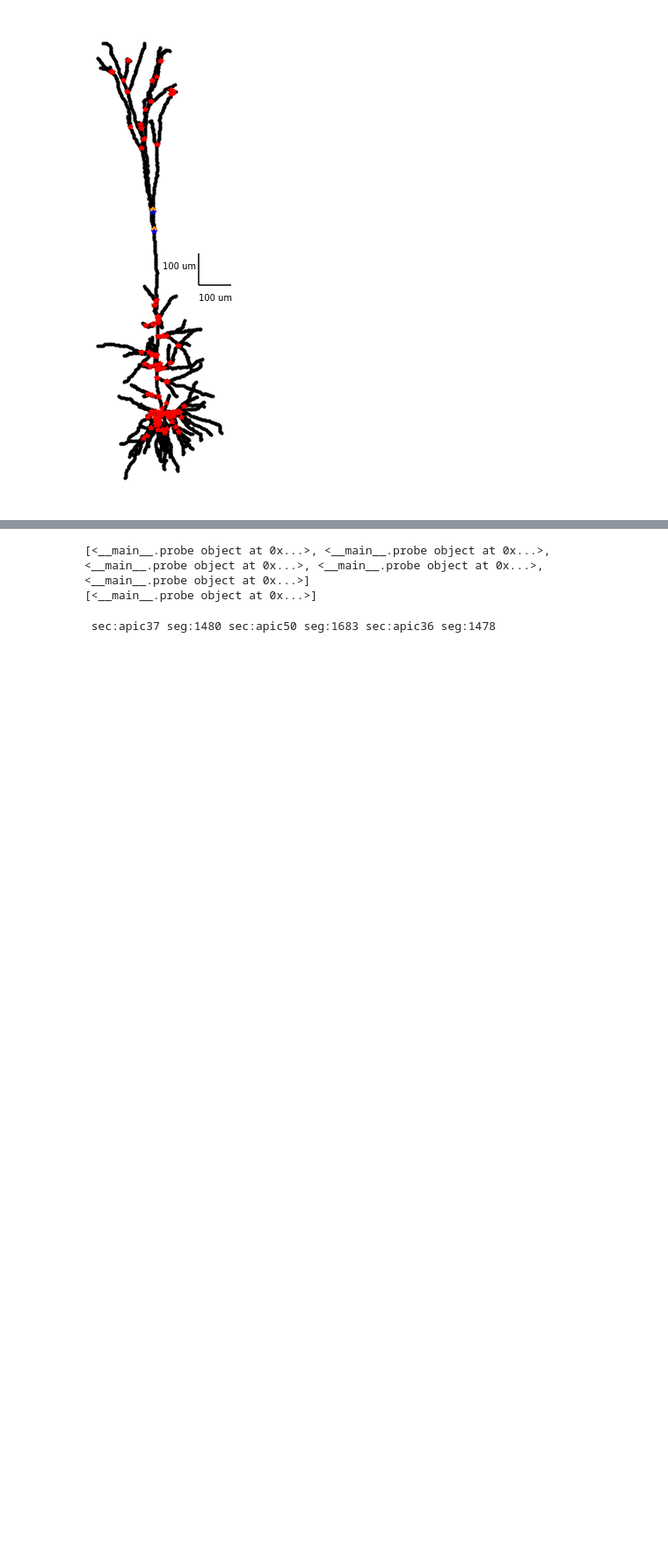
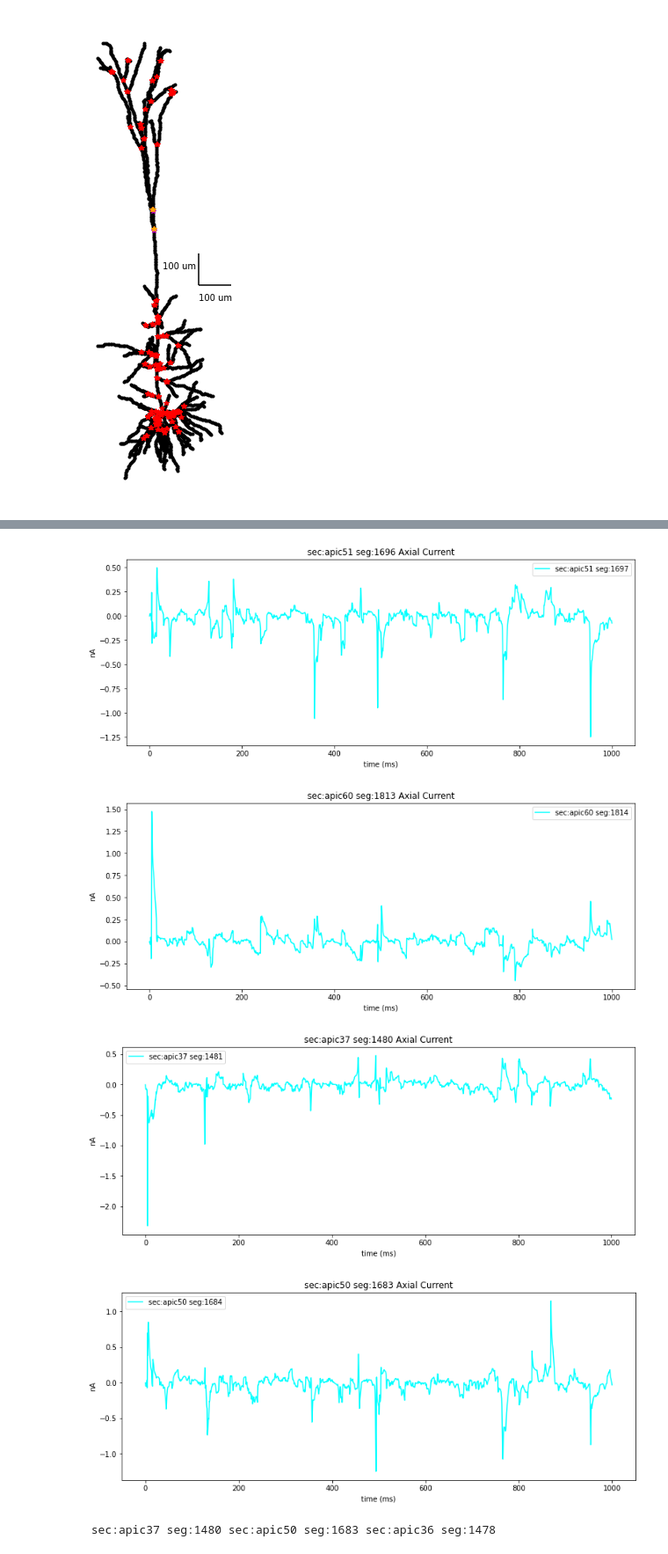
Before and after one commit to davidfague/Stylized-ReducedOrder-L5-Model, a Jupyter notebook: Segment_Axial_Currents.ipynb, the cells around one changed output, grey strips where cells are left out. Shown at 88% size. Saved outputs shown, nothing was run; the diff lists cells and outputs as text; code cells hidden in the pictures; blank space fills up the shorter version.

Commit message:
Select Soma & Nexus Probes

```diff
--- a/Segment_Axial_Currents.ipynb
+++ b/Segment_Axial_Currents.ipynb
@@ -397,3 +351,0 @@ seg: 1698 adjprobes: 2
-# %%
-for i in range(len(probes[nexusandsoma[1]].childprobes)):
-  print(probes[nexusandsoma[1]].childprobes[i].seg)
@@ -402,10 +351,0 @@ for i in range(len(probes[nexusandsoma[1]].childprobes)):
-# %%
-M=10
-for i in range(M):
-  print(psegids[nexusandsoma[1]-M+i:nexusandsoma[1]-M+i+1]) #print previous M values
-print('nexusseg is:',nexusandsoma[1]) # indicate the segment
-for i in range(M):
-  print(psegids[nexusandsoma[1]+i:nexusandsoma[1]+i+1]) # print next M values
-
-print('***')
-print(psegids[nexusandsoma[1]-10:nexusandsoma[1]+10])
@@ -459,0 +352,17 @@ print(len(seg_v)) #should be equivalnt to (tstop=1000ms)/(dt=0.1ms)=10000
+# %%
+nexus=[probes[firstsegs[-51]].parentprobe[0].seg,probes[firstsegs[-61]].parentprobe[0].seg] #find branch points in nexus
+nexusprobes=[] # list of nexus probe objects
+for i in nexus: #iterate through nexus segmentIDs
+  nexusprobes.append(probes[i]) #get nexus probes
+# print(nexusprobes)
+for probe in nexusprobes:
+  print('nexus branching segment:',probe.seg)
+  for i in range(len(probe.childprobes)):
+    print('nexus branching segment children segment:',probe.childprobes[i].seg) #child probe segments
+    somasegIDs = segs[(segs.Type=='soma')]['segmentID'] #how to pull a column after separating by type
+
+somaprobes=[]
+for i in somasegIDs:
+  somaprobes.append(probes[i])
+print(somaprobes)
+print(nexusprobes)
@@ -460,7 +378,4 @@ print(len(seg_v)) #should be equivalnt to (tstop=1000ms)/(dt=0.1ms)=10000
 # %%
-tstop=1000
-dt=0.1
-t=np.arange(0,tstop,dt)
 def get_probe(probe):
   name=probe.name
   segment=probe.seg
@@ -494,9 +409,9 @@ def plot_sum_child_axial_current(probe):
   title=name+' Axial Current'
   plt.figure(figsize=(12.8, 4.8))
   # for i,AC in enumerate(axial_current):
-  for c in range(len(parentaxialcurrent)):
-      # plt.plot(t,ac[dend_type].ravel(),label=dend_type)
-      plt.plot(t,parentaxialcurrent[c],label=parentprobe[c].name,color='purple')
+  # for c in range(len(parentaxialcurrent)):
+  #     # plt.plot(t,ac[dend_type].ravel(),label=dend_type)
+  #     plt.plot(t,parentaxialcurrent[c],label=parentprobe[c].name,color='purple')
   axc=np.zeros(len(childrenaxialcurrents[0]))
   for c in range(len(childrenaxialcurrents)):
     axc+=childrenaxialcurrents[c] #sum the children axial currents
@@ -581,16 +496,14 @@ def plot_net_axial_currentmultiprobe(probes,title=None):
   plt.title(title)
   plt.xlabel('time (ms)')
   plt.show()
-# %%
-nexus=[probes[probes[firstsegs[-61]].parentprobe[0].seg]] #select nexus probe
-soma=[]
-for i in somasegIDs:
-  soma.append(probes[i])
-# soma=[probes[0:5]] #select soma probes
-print(soma)
-print(nexus)
-# %% [output]
-[<__main__.probe object at 0x...>, <__main__.probe object at 0x...>, <__main__.probe object at 0x...>, <__main__.probe object at 0x...>, <__main__.probe object at 0x...>]
-[<__main__.probe object at 0x...>]
+# %%
+for probe in nexusprobes: #nexus probes are at the branching points of nexus
+  for childprobe in probe.childprobes: #there will be one child probe per unique branching path
+    plot_sum_child_axial_current(childprobe) #plot the axial current going down each dendrite
+# %% [output]
+[figure, added]
+[figure, added]
+[figure, added]
+[figure, added]
 # %%
 for probe in nexus:
```
Also changed, not shown: parts of 32 cells of this notebook.
